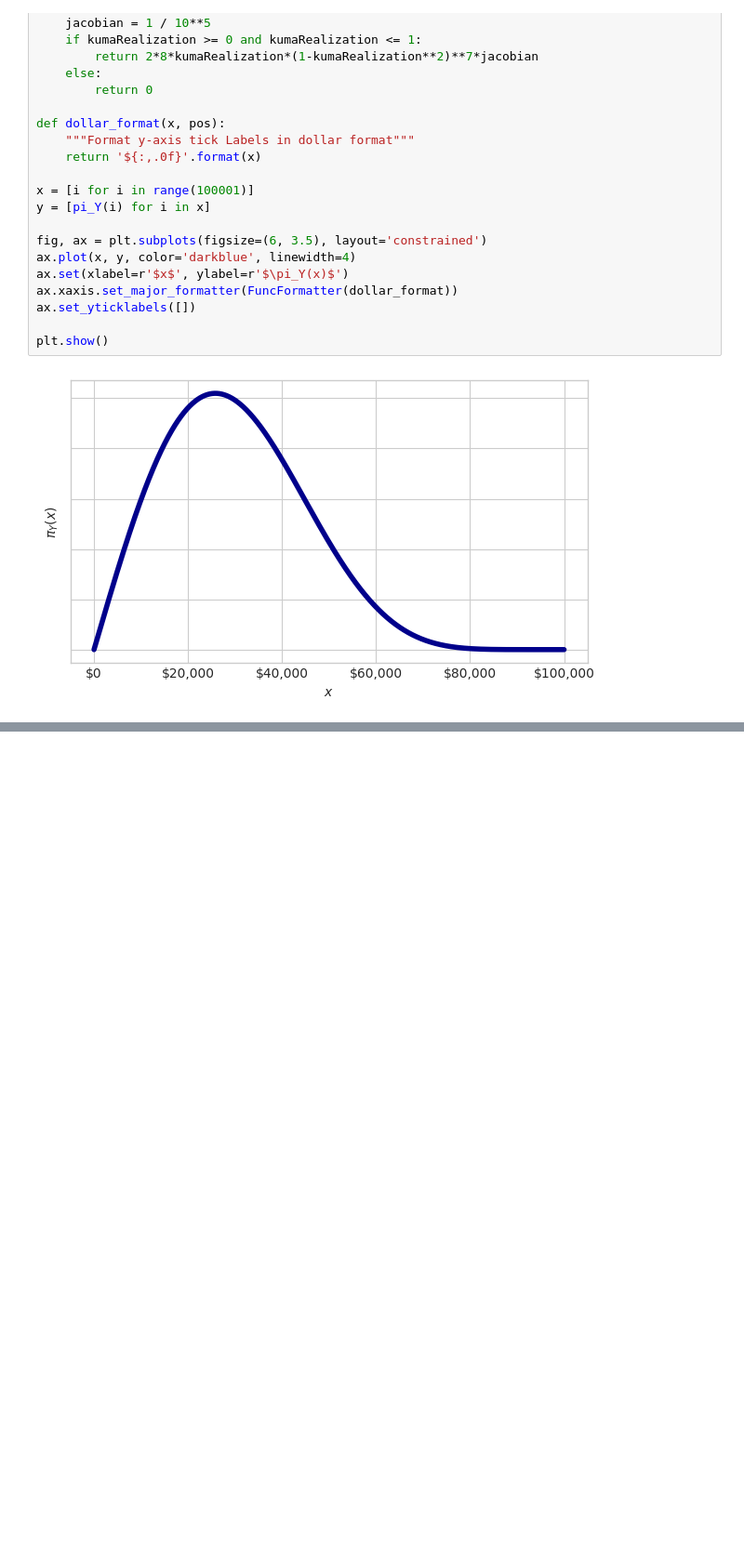
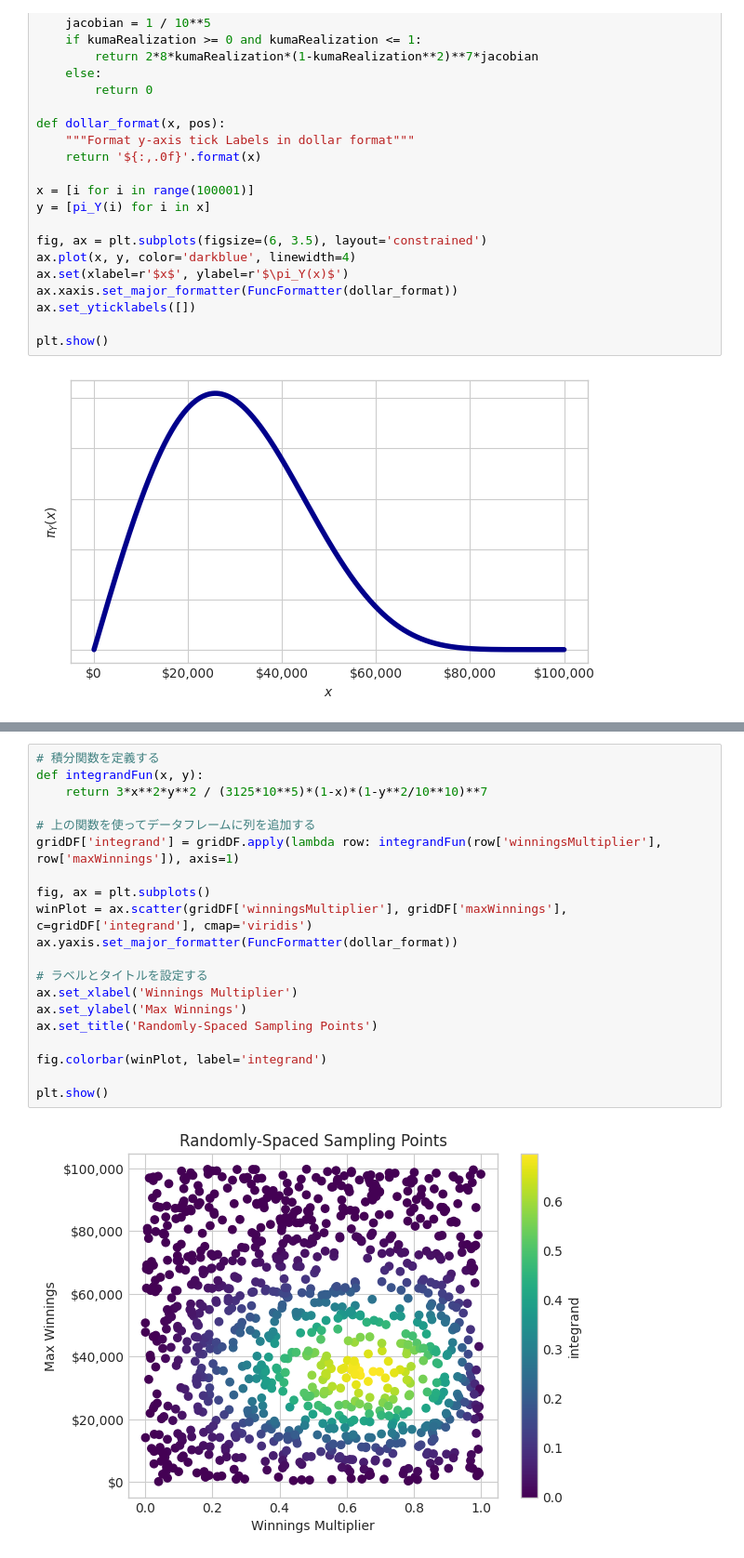
Before and after one commit to styuk/Time-Seriese, a Jupyter notebook: python/mcmc.ipynb, the cells around one changed output, grey strips where cells are left out. Shown: that part at 93% size. Drawn from its saved outputs; the diff is of its cells as text; blank space fills up the shorter version.

```diff
--- a/python/mcmc.ipynb
+++ b/python/mcmc.ipynb
@@ -79,0 +80,22 @@ plt.show()
+# %%
+# 積分関数を定義する
+def integrandFun(x, y):
+    return 3*x**2*y**2 / (3125*10**5)*(1-x)*(1-y**2/10**10)**7
+
+# 上の関数を使ってデータフレームに列を追加する
+gridDF['integrand'] = gridDF.apply(lambda row: integrandFun(row['winningsMultiplier'], row['maxWinnings']), axis=1)
+
+fig, ax = plt.subplots()
+winPlot = ax.scatter(gridDF['winningsMultiplier'], gridDF['maxWinnings'], c=gridDF['integrand'], cmap='viridis')
+ax.yaxis.set_major_formatter(FuncFormatter(dollar_format))
+
+# ラベルとタイトルを設定する
+ax.set_xlabel('Winnings Multiplier')
+ax.set_ylabel('Max Winnings')
+ax.set_title('Randomly-Spaced Sampling Points')
+
+fig.colorbar(winPlot, label='integrand')
+
+plt.show()
+# %% [output]
+[figure, added]
```
Also changed, not shown: parts of 2 cells of this notebook.
